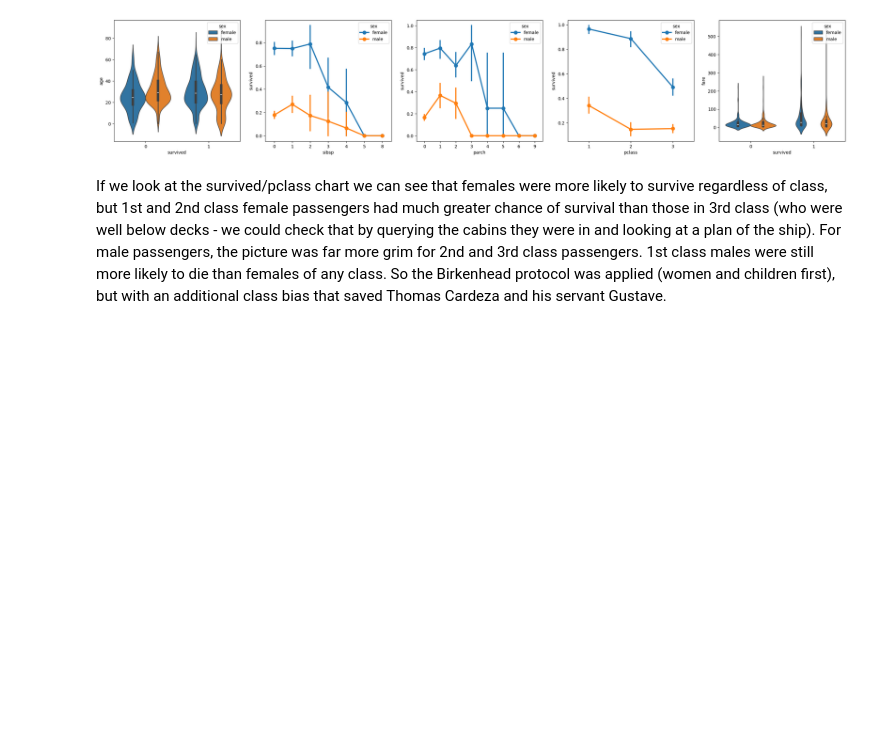
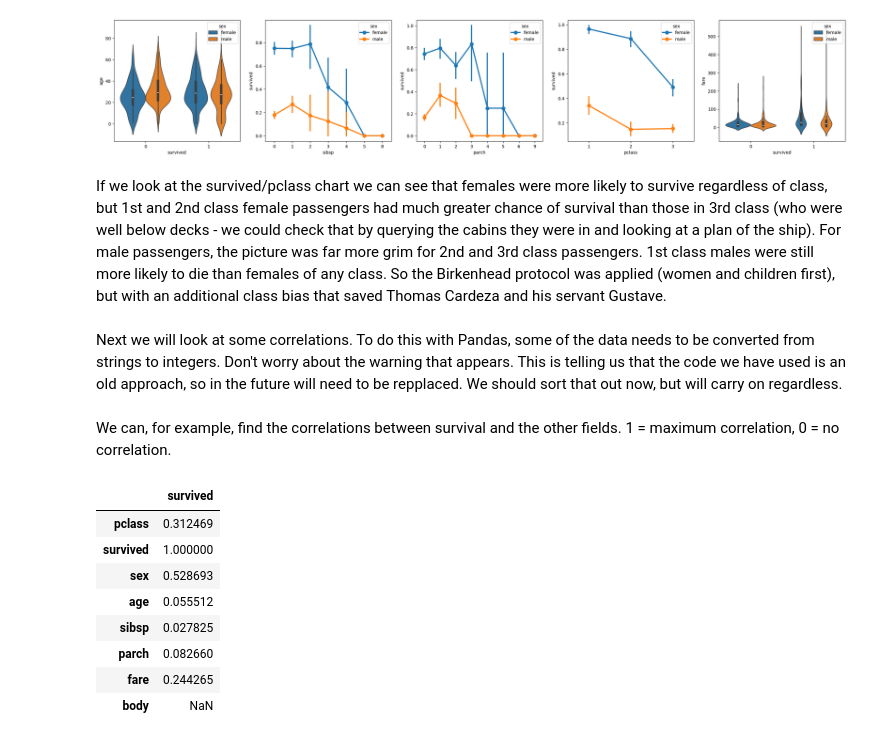
Before and after one commit to robo-otoole/dahl, a Jupyter notebook: hello_ds.ipynb, the cells around one changed output. Drawn from its saved outputs; the diff is of its cells as text; code cells hidden in the pictures; blank space fills up the shorter version.

```diff
--- a/hello_ds.ipynb
+++ b/hello_ds.ipynb
@@ -121,3 +121,5 @@ sns.violinplot(x="survived", y="fare", hue="sex", data=data, ax=axs[4])
 [figure]
 # %% [markdown]
 If we look at the survived/pclass chart we can see that females were more likely to survive regardless of class, but 1st and 2nd class female passengers had much greater chance of survival than those in 3rd class (who were well below decks - we could check that by querying the cabins they were in and looking at a plan of the ship). For male passengers, the picture was far more grim for 2nd and 3rd class passengers. 1st class males were still more likely to die than females of any class. So the Birkenhead protocol was applied (women and children first), but with an additional class bias that saved Thomas Cardeza and his servant Gustave.
+# %% [markdown]
+Next we will look at some correlations. To do this with Pandas, some of the data needs to be converted from strings to integers. Don't worry about the warning that appears. This is telling us that the code we have used is an old approach, so in the future will need to be repplaced. We should sort that out now, but will carry on regardless.
@@ -123,0 +128,14 @@ If we look at the survived/pclass chart we can see that females were more likely
+# %% [markdown]
+We can, for example, find the correlations between survival and the other fields. 1 = maximum correlation, 0 = no correlation.
+# %%
+data.corr(numeric_only=True).abs()[["survived"]]
+# %% [output]
+|  | survived |
+| pclass | 0.312469 |
+| survived | 1.000000 |
+| sex | 0.528693 |
+| age | 0.055512 |
+| sibsp | 0.027825 |
+| parch | 0.082660 |
+| fare | 0.244265 |
+| body | NaN |
```
Also changed, not shown: parts of 3 cells of this notebook.
